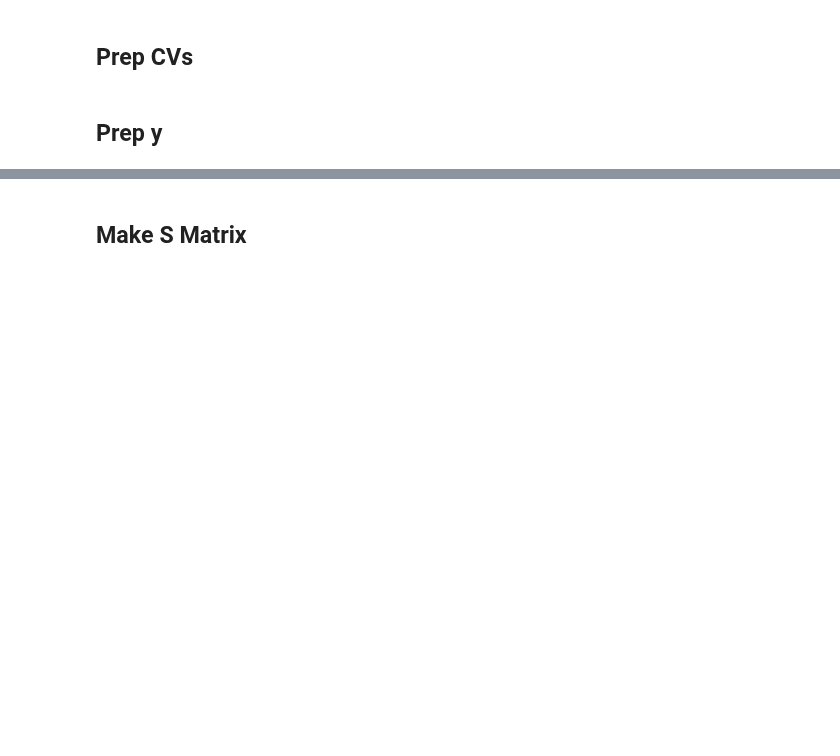
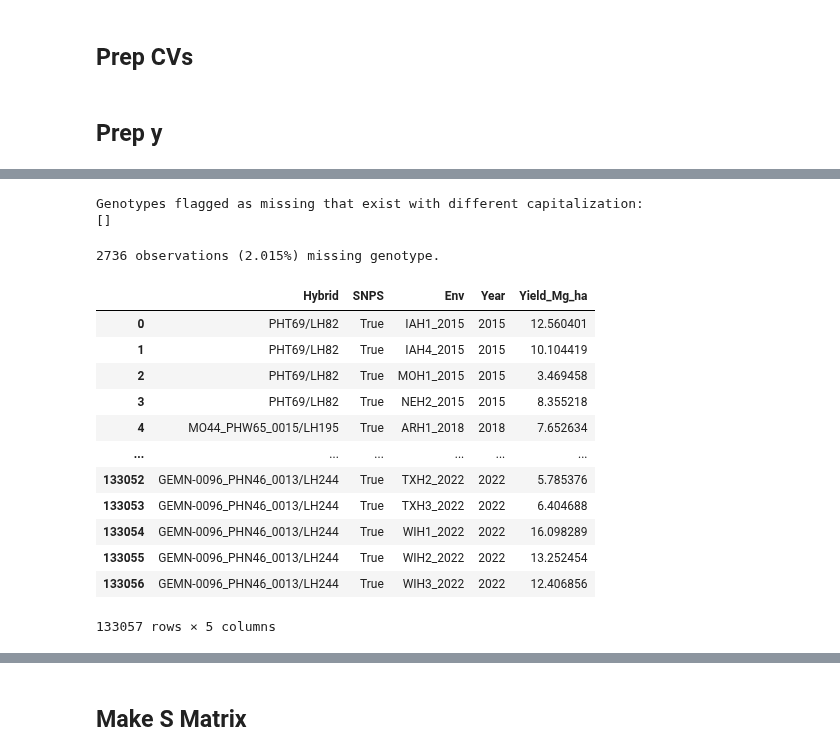
Before and after one commit to DanielKick-USDA/EnvDL, a Jupyter notebook: nbs/01.03_g2fc_prep_matrices.ipynb, the cells around one changed output, grey strips where cells are left out. Drawn from its saved outputs; the diff is of its cells as text; code cells hidden in the pictures; blank space fills up the shorter version.

```diff
--- a/nbs/01.03_g2fc_prep_matrices.ipynb
+++ b/nbs/01.03_g2fc_prep_matrices.ipynb
@@ -80,0 +87,3 @@ assert 2 == np.min(np.sum(GMat, axis = 1))
+# %%
+uniq_hybrids = list(set(phno.Hybrid))
+uniq_hybrids[0:3]
@@ -80,0 +92,6 @@ assert 2 == np.min(np.sum(GMat, axis = 1))
+# %%
+# check snp records and only keep phenotypes with snp data
+snps_found = [exists_geno((taxa_to_filename(taxa = ith_hybrid))) for ith_hybrid in  uniq_hybrids]
+# %%
+temp = pd.DataFrame(zip(uniq_hybrids, snps_found), columns=['Hybrid', 'SNPS'])
+temp.loc[(temp.SNPS != True)]
@@ -80,0 +114,38 @@ assert 2 == np.min(np.sum(GMat, axis = 1))
+# %%
+print('Genotypes flagged as missing that exist with different capitalization:')
+missing_hybrids = temp.loc[(temp.SNPS != True), ['Hybrid']]
+# quick check that some of these aren't just differing in capitalization
+missing_hybrids_list = [e.replace('/', '__').lower() for e in list(missing_hybrids.Hybrid)]
+print(
+    [e for e in [e.lower for e in os.listdir('../data/zma/g2fc/genotypes/snps/')] if e in missing_hybrids_list]
+)
+# %% [output]
+Genotypes flagged as missing that exist with different capitalization:
+[]
+# %%
+print(
+    str(missing_hybrids.merge(phno, how = 'left').shape[0]
+       )+' observations ('+str(round(100 * (missing_hybrids.merge(phno, how = 'left').shape[0]/phno.shape[0]), 3)
+       )+'%) missing genotype.'
+)
+# %% [output]
+2736 observations (2.015%) missing genotype.
+# %%
+# limit to phno with snp data
+phno_geno = temp.loc[(temp.SNPS == True)].merge(phno, how = 'left')
+phno_geno.to_csv(cache_path+'phno_geno_filter.csv', index=False)
+phno_geno
+# %% [output]
+|  | Hybrid | SNPS | Env | Year | Yield_Mg_ha |
+| 0 | PHT69/LH82 | True | IAH1_2015 | 2015 | 12.560401 |
+| 1 | PHT69/LH82 | True | IAH4_2015 | 2015 | 10.104419 |
+| 2 | PHT69/LH82 | True | MOH1_2015 | 2015 | 3.469458 |
+| 3 | PHT69/LH82 | True | NEH2_2015 | 2015 | 8.355218 |
+| 4 | MO44_PHW65_0015/LH195 | True | ARH1_2018 | 2018 | 7.652634 |
+| ... | ... | ... | ... | ... | ... |
+| 133052 | GEMN-0096_PHN46_0013/LH244 | True | TXH2_2022 | 2022 | 5.785376 |
+| 133053 | GEMN-0096_PHN46_0013/LH244 | True | TXH3_2022 | 2022 | 6.404688 |
+| 133054 | GEMN-0096_PHN46_0013/LH244 | True | WIH1_2022 | 2022 | 16.098289 |
+| 133055 | GEMN-0096_PHN46_0013/LH244 | True | WIH2_2022 | 2022 | 13.252454 |
+| 133056 | GEMN-0096_PHN46_0013/LH244 | True | WIH3_2022 | 2022 | 12.406856 |
+133057 rows × 5 columns
```
Also changed, not shown: parts of 32 cells of this notebook, 12 other files.
